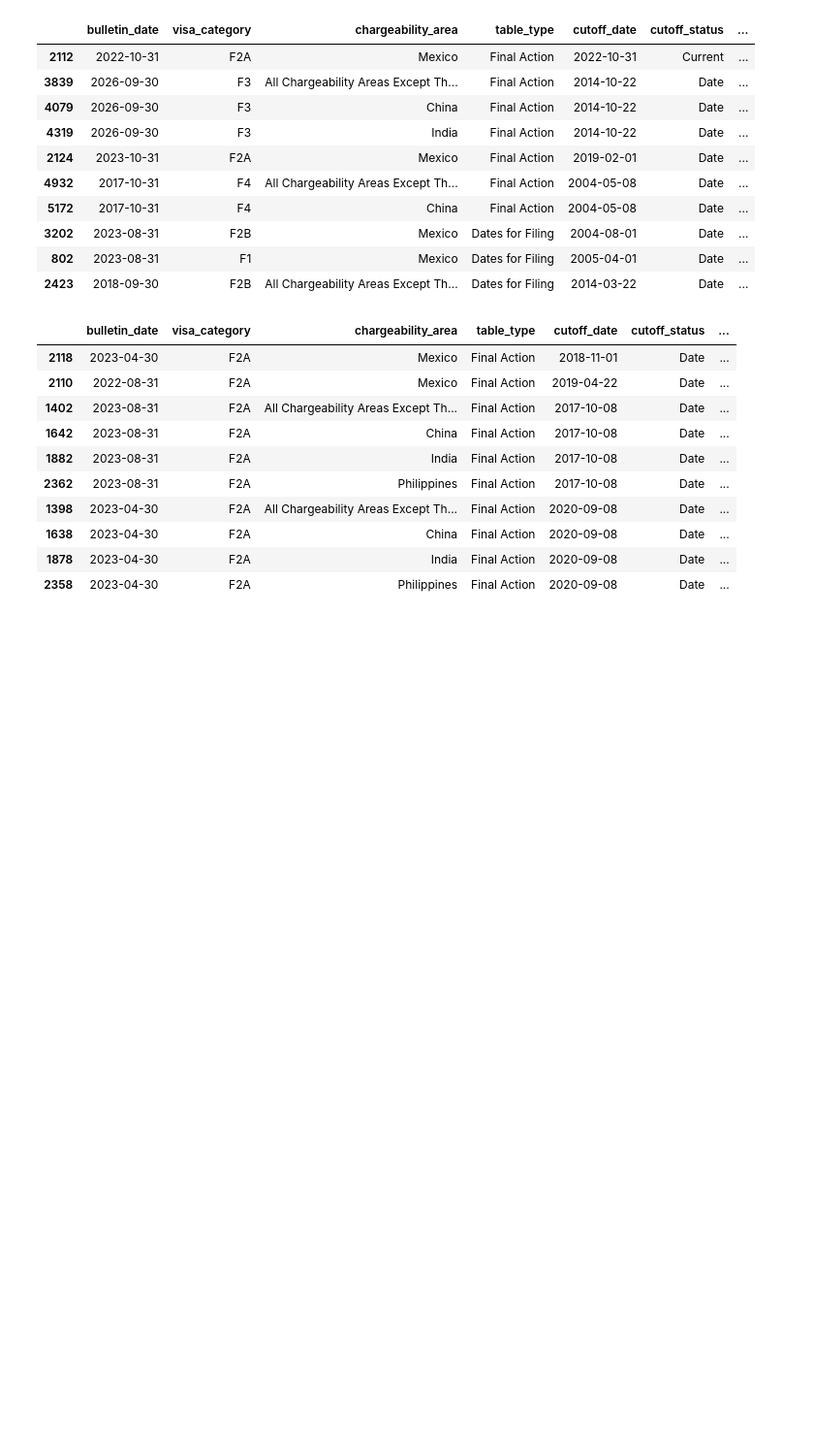
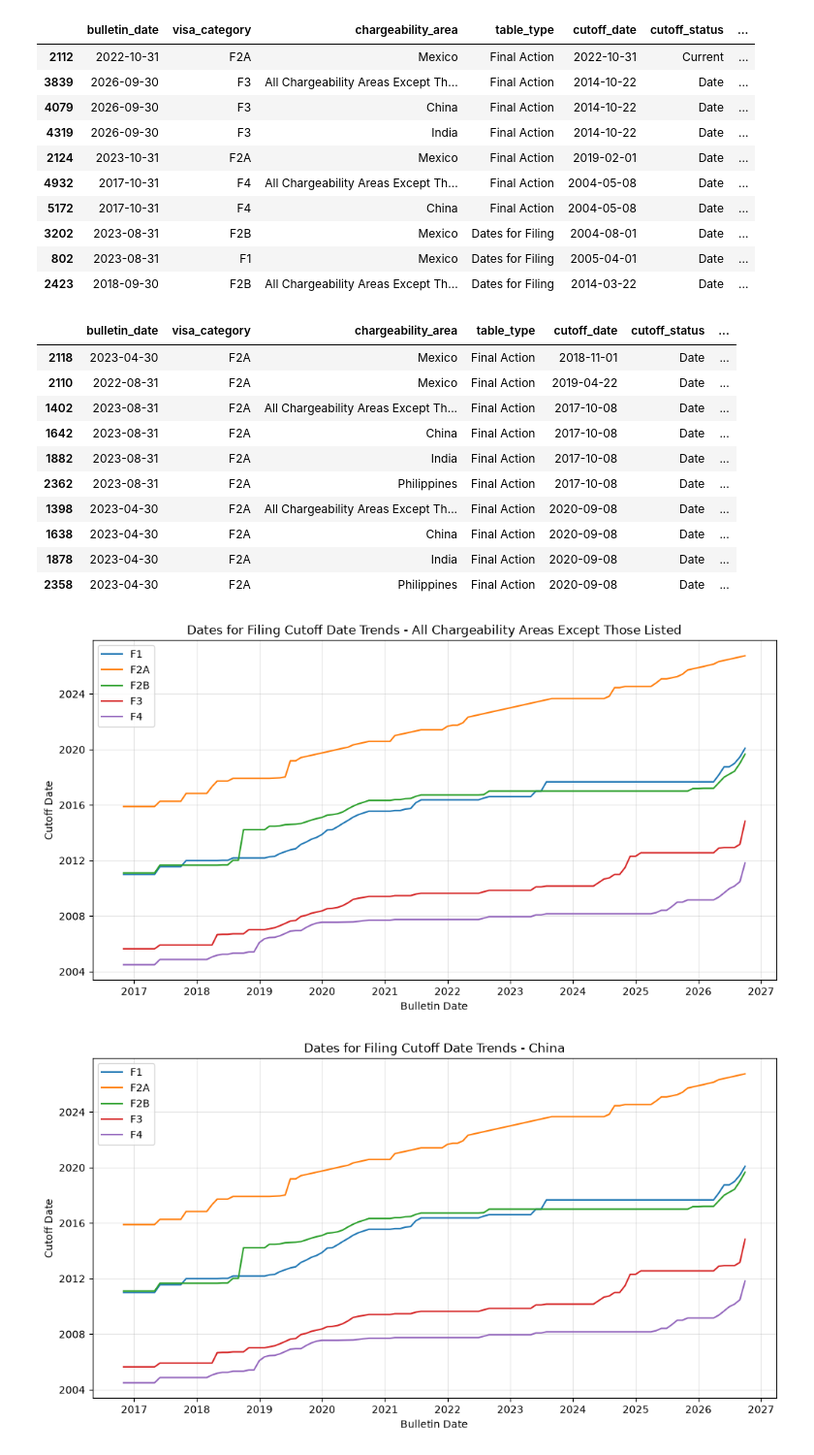
Before and after one commit to stak-k/visa-bulletin-project, a Jupyter notebook: notebooks/05_Q1_exploratory_data_analysis.ipynb, the cells around one changed output. Shown at 97% size. Cells and saved outputs as stored; diff of their text form; code cells hidden in the pictures; blank space fills up the shorter version.

```diff
--- a/notebooks/05_Q1_exploratory_data_analysis.ipynb
+++ b/notebooks/05_Q1_exploratory_data_analysis.ipynb
@@ -399,3 +514,42 @@ largest_retrogressions
 | 1638 | 2023-04-30 | F2A | China | Final Action | 2020-09-08 | Date | ... |
 | 1878 | 2023-04-30 | F2A | India | Final Action | 2020-09-08 | Date | ... |
 | 2358 | 2023-04-30 | F2A | Philippines | Final Action | 2020-09-08 | Date | ... |
+# %%
+# Compare Dates for Filing cutoff date trends across visa categories
+# separately for each chargeability area.
+
+areas = q1_df["chargeability_area"].unique()
+
+for area in areas:
+
+    trend_df = q1_df[
+        (q1_df["table_type"] == "Dates for Filing") &
+        (q1_df["chargeability_area"] == area)
+    ]
+
+    plt.figure(figsize=(12, 6))
+
+    for category in trend_df["visa_category"].unique():
+
+        category_df = trend_df[
+            trend_df["visa_category"] == category
+        ]
+
+        plt.plot(
+            category_df["bulletin_date"],
+            category_df["cutoff_date"],
+            label=category
+        )
+
+    plt.xlabel("Bulletin Date")
+    plt.ylabel("Cutoff Date")
+    plt.title(
+        f"Dates for Filing Cutoff Date Trends - {area}"
+    )
+
+    plt.legend()
+    plt.grid(True, alpha=0.3)
+    plt.show()
+# %% [output]
+[figure, added]
+[figure, added]
```
Also changed, not shown: parts of 9 cells of this notebook, 9 other files.
